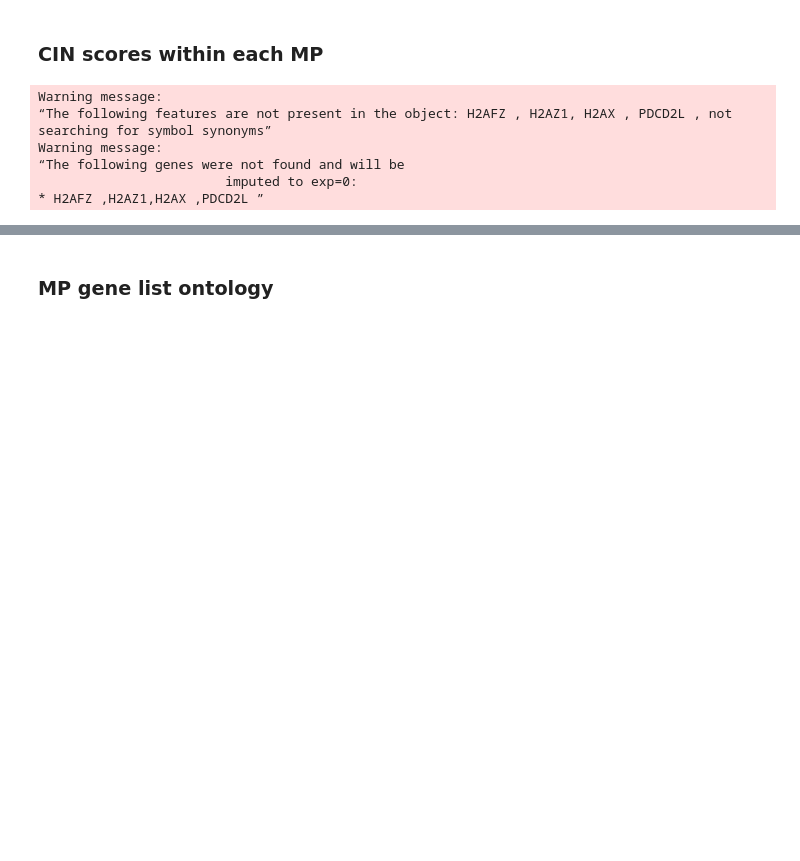
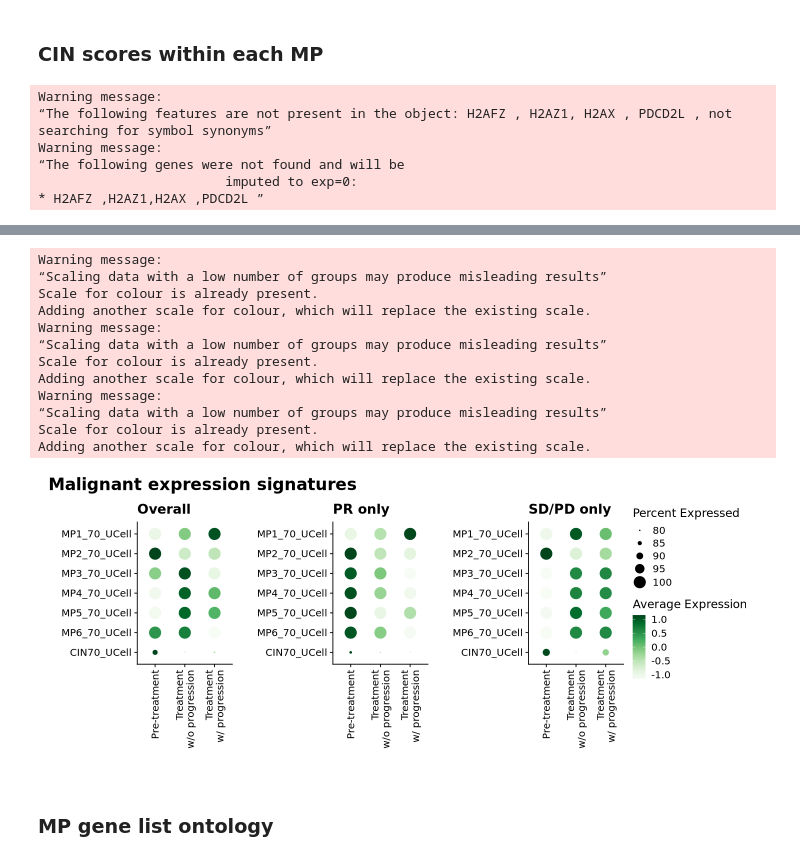
Before and after one commit to IzarLab/MCGN-for-PDA, a Jupyter notebook: edsouza-analysis/09_malig_analysis.ipynb, the cells around one changed output, grey strips where cells are left out. Drawn from its saved outputs; the diff is of its cells as text; code cells hidden in the pictures; blank space fills up the shorter version.

```diff
--- a/edsouza-analysis/09_malig_analysis.ipynb
+++ b/edsouza-analysis/09_malig_analysis.ipynb
@@ -1153,3 +1310,69 @@ group_by(pt.id, orig.ident, cxcl12_count, cxcl12_fraction, response, effective.t
+# %%
+#! Fig S6H
+
+group_var <- 'effective.treatment.stage'
+split_var <- 'response'
+ngenes <- 70
+
+colors_plot <- list('response' = colors_treatment_response,
+                'treatment.stage' = colors_treatment_stage,
+                'effective.treatment.stage' = colors_effective_treatment_stage)[[group_var]]
+
+
+Idents(malig2) <- 'effective.treatment.stage'
+scale.min <- 80
+scale.max <- 100
+p1 <- DotPlot(malig2,
+      features=c(paste0('MP', 1:6, '_', ngenes, '_UCell'), 'CIN70_UCell') %>% rev(),
+      dot.min=0,
+      scale.min=scale.min, scale.max=scale.max) +
+      coord_flip() +
+      theme(axis.text.x = element_text(angle = 90, vjust = 0.5, hjust=1)) +
+      scale_color_gradientn(colors = dotplot_colors) +
+      ggtitle('Overall') + NoLegend() + xlab('') + ylab('')
+
+
+p2 <- DotPlot(malig2 %>% subset(subset=response=='PR'),
+      features=c(paste0('MP', 1:6, '_', ngenes, '_UCell'), 'CIN70_UCell') %>% rev(),
+      dot.min=0,
+      scale.min=scale.min, scale.max=scale.max) +
+      coord_flip() +
+      theme(axis.text.x = element_text(angle = 90, vjust = 0.5, hjust=1)) +
+      scale_color_gradientn(colors = dotplot_colors) +
+      ggtitle('PR only') + NoLegend() + xlab('') + ylab('')
+
+p3 <- DotPlot(malig2 %>% subset(subset=response!='PR'),
+      features=c(paste0('MP', 1:6, '_', ngenes, '_UCell'), 'CIN70_UCell') %>% rev(),
+      dot.min=0,
+      scale.min=scale.min, scale.max=scale.max) +
+      coord_flip() +
+      theme(axis.text.x = element_text(angle = 90, vjust = 0.5, hjust=1)) +
+      scale_color_gradientn(colors = dotplot_colors) +
+      ggtitle('SD/PD only') + xlab('') + ylab('')
+
+
+h <- 5
+w <- 12
+options(repr.plot.height=h, repr.plot.width=w)
+(p1 | p2 | p3) +
+  plot_layout(ncol = 3, guides = "collect") &
+  theme(legend.position = "right") &
+  plot_annotation(title='Malignant expression signatures', theme = theme(plot.title = element_text(size = 20, face='bold')))
+ggsave('/home/ubuntu/data/cxcr4-pdac/figures/FigS6H.pdf', width=w, height=h)
+# %% [output]
+Warning message:
+“Scaling data with a low number of groups may produce misleading results”
+Scale for colour is already present.
+Adding another scale for colour, which will replace the existing scale.
+Warning message:
+“Scaling data with a low number of groups may produce misleading results”
+Scale for colour is already present.
+Adding another scale for colour, which will replace the existing scale.
+Warning message:
+“Scaling data with a low number of groups may produce misleading results”
+Scale for colour is already present.
+Adding another scale for colour, which will replace the existing scale.
+[figure, added]
 # %% [markdown]
 ### MP gene list ontology
 # %%
```
Also changed, not shown: parts of 19 cells of this notebook, 3 other files.
